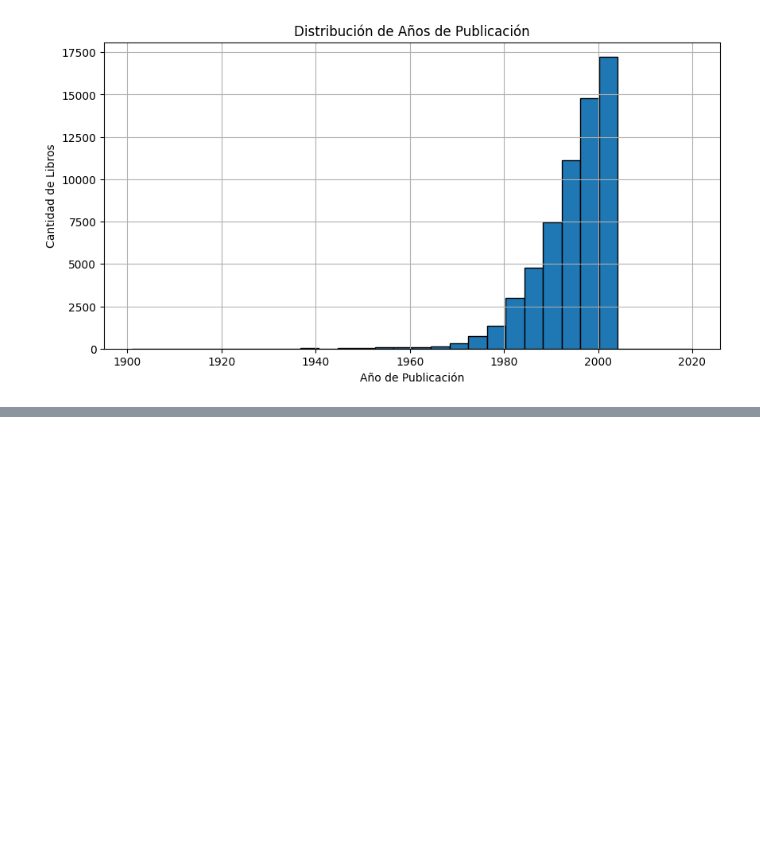
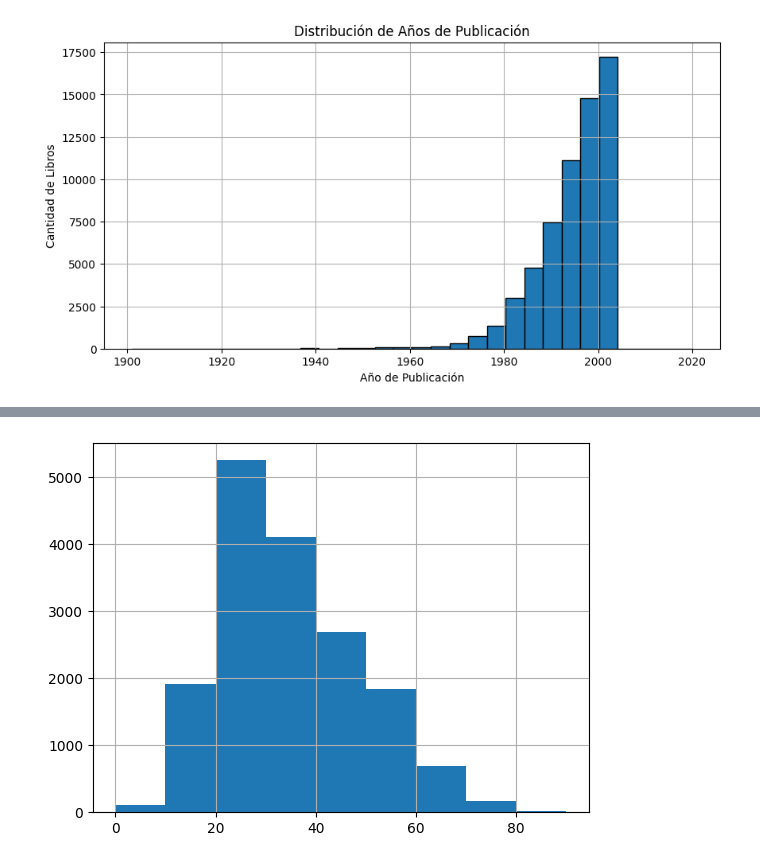
Before and after one commit to LPELCRACK896/DL_lab6, a Jupyter notebook: analisis_exploratorio.ipynb, the cells around one changed output, grey strips where cells are left out. Saved outputs shown, nothing was run; the diff lists cells and outputs as text; code cells hidden in the pictures; blank space fills up the shorter version.

```diff
--- a/analisis_exploratorio.ipynb
+++ b/analisis_exploratorio.ipynb
@@ -88,0 +166,5 @@ plt.show()
+# %%
+users['Age'].dropna().hist(bins=range(0, 100, 10))  # Eliminamos NA para el histograma
+plt.show()
+# %% [output]
+[figure, added]
```
Also changed, not shown: parts of 10 cells of this notebook.
